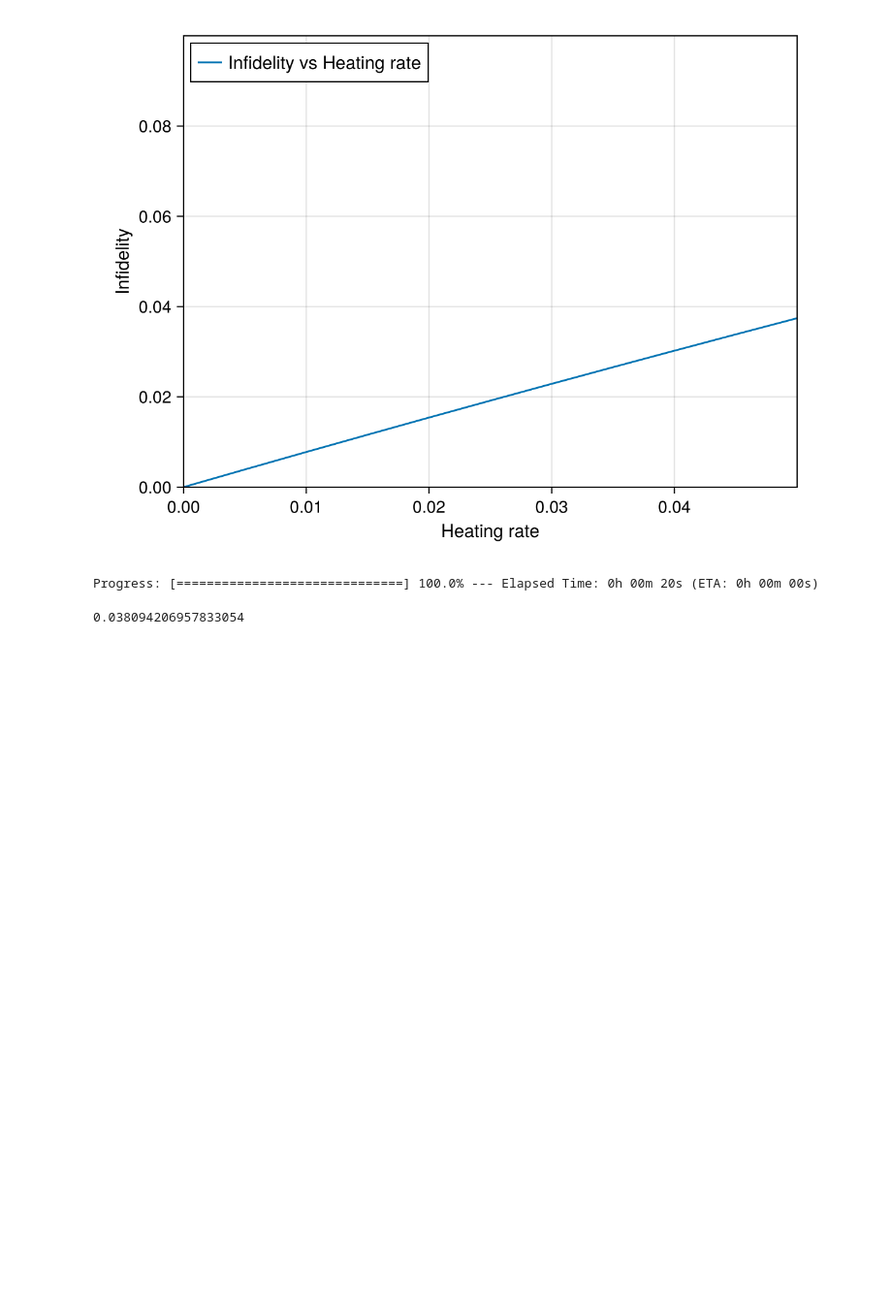
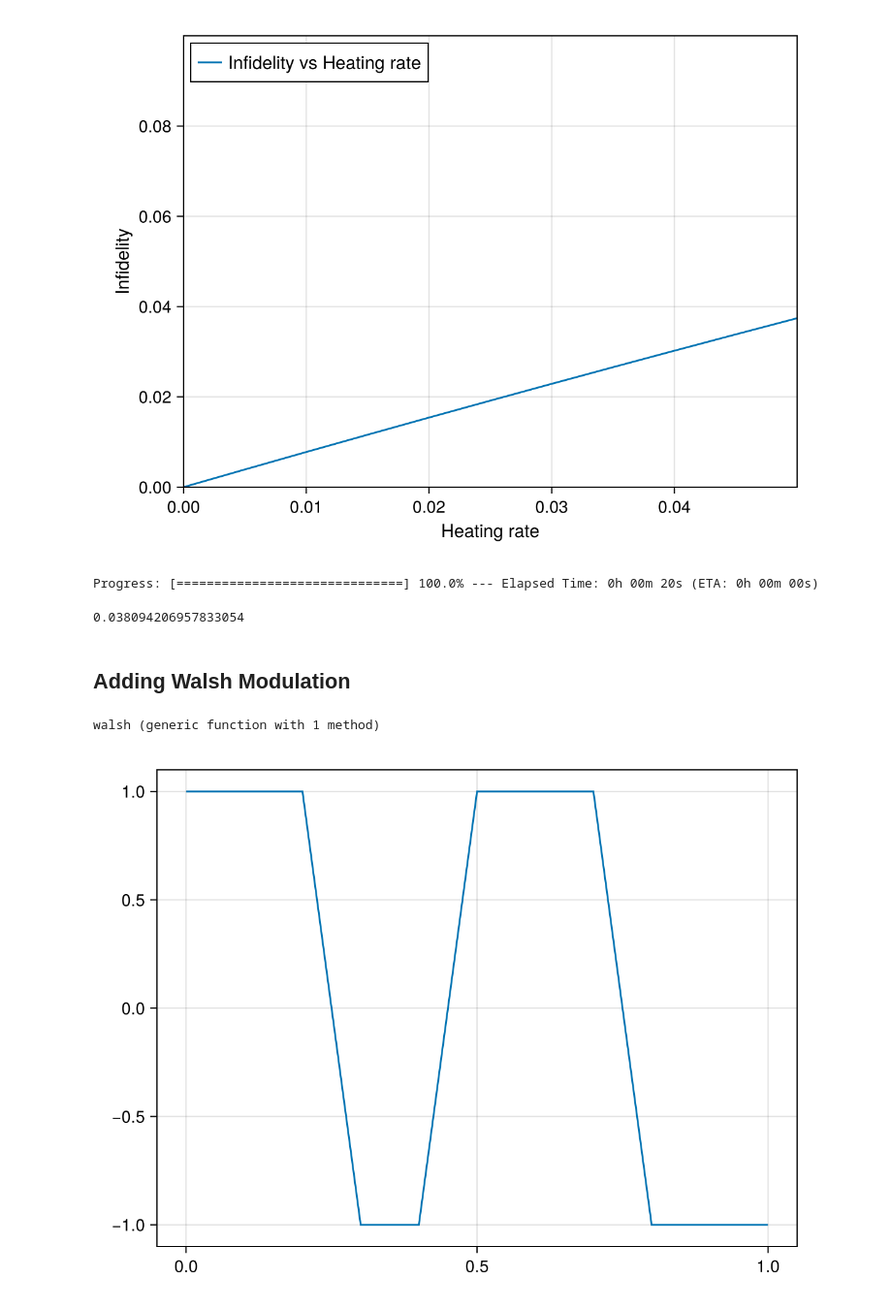
Before and after one commit to Lightup1/Penning_trap_electron, a Jupyter notebook: gate_infidelities/numerical.ipynb, the cells around one changed output. Shown at 97% size. Drawn from its saved outputs; the diff is of its cells as text; code cells hidden in the pictures; blank space fills up the shorter version.

Commit message:
walsh test

```diff
--- a/gate_infidelities/numerical.ipynb
+++ b/gate_infidelities/numerical.ipynb
@@ -221,3 +226,57 @@ infidelity_motional_dephasing_numerical(1,10e-4,ψ0,progress=true)
 # %% [output]
 Progress: [==============================] 100.0% --- Elapsed Time: 0h 00m 20s (ETA: 0h 00m 00s)
 0.038094206957833054
+# %% [markdown]
+## Adding Walsh Modulation
+# %%
+function Walsh_1(t)
+    if 0<=t<=0.5
+        return 1
+    elseif 0.5<t<=1.0
+        return -1
+    else
+        ErrorException("t should be normalized to [0,1]")
+    end
+end
+function Walsh_3(t)
+    if 0<=t<=0.25
+        return 1
+    elseif 0.25<t<0.75
+        return -1
+    elseif 0.75<t<=1.0
+        return 1
+    else
+        ErrorException("t should be normalized to [0,1]")
+    end
+end
+
+# Map x=1 → 1⁻ (the next smaller Float), leave others unchanged
+@inline _left_limit_one(x::Real) = (xf = float(x); xf == one(xf) ? prevfloat(xf) : xf)
+
+"""
+    walsh(k, x; m=20) -> Int8
+
+Walsh W(k,x) on [0,1], with W(k,1) defined as lim_{x→1−} W(k,x).
+Uses m dyadic bits (2^m bins).
+"""
+@inline function walsh(k::Integer, x::Real; m::Int=20)::Int8
+    xf = _left_limit_one(x)                         # handle x=1 gracefully
+    @assert 0 ≤ xf < 1 "x must be in [0,1]"
+    j = min(floor(Int, ldexp(xf, m)), (1<<m)-1)     # bin index ∈ 0..2^m-1
+    return isodd(count_ones(k & j)) ? Int8(-1) : Int8(1)
+end
+@inline function walsh(k::Integer, x::Real; m::Int=20)::Int8
+    xf = _left_limit_one(x)                         # handle x=1 gracefully
+    @assert 0 ≤ xf < 1 "x must be in [0,1)"
+    # dyadic cell index at resolution m
+    idx = ifelse(xf == 0, 0, min(floor(Int, ldexp(float(xf), m)), (1<<m)-1))
+    # value = (-1)^(popcount(k & idx))
+    return isodd(count_ones(k & idx)) ? Int8(-1) : Int8(1)
+end
+# %% [output]
+walsh (generic function with 1 method)
+# %%
+x=0:0.1:1
+lines(x,walsh.(1,x,m=50))
+# %% [output]
+[figure, added]
```
Also changed, not shown: parts of 9 cells of this notebook.
